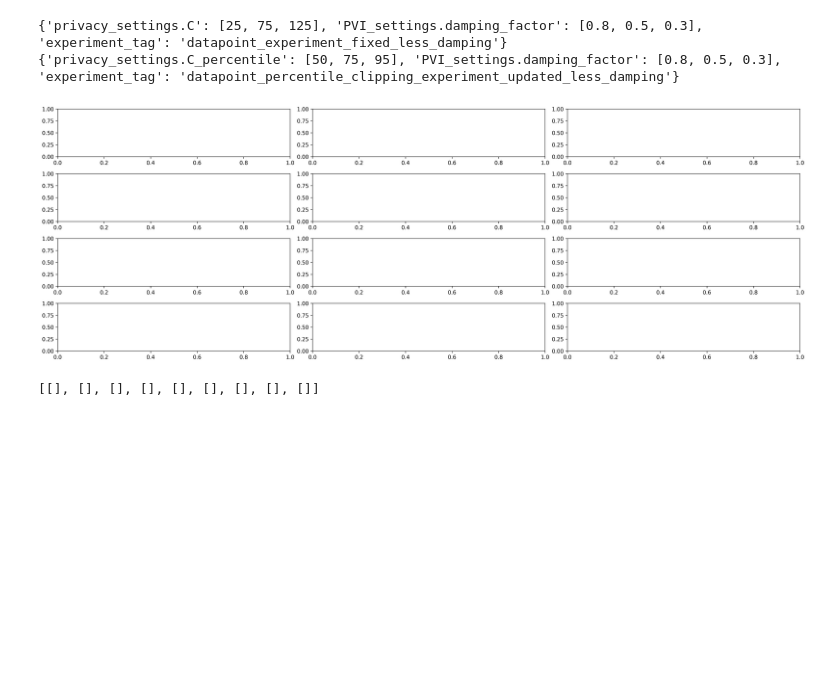
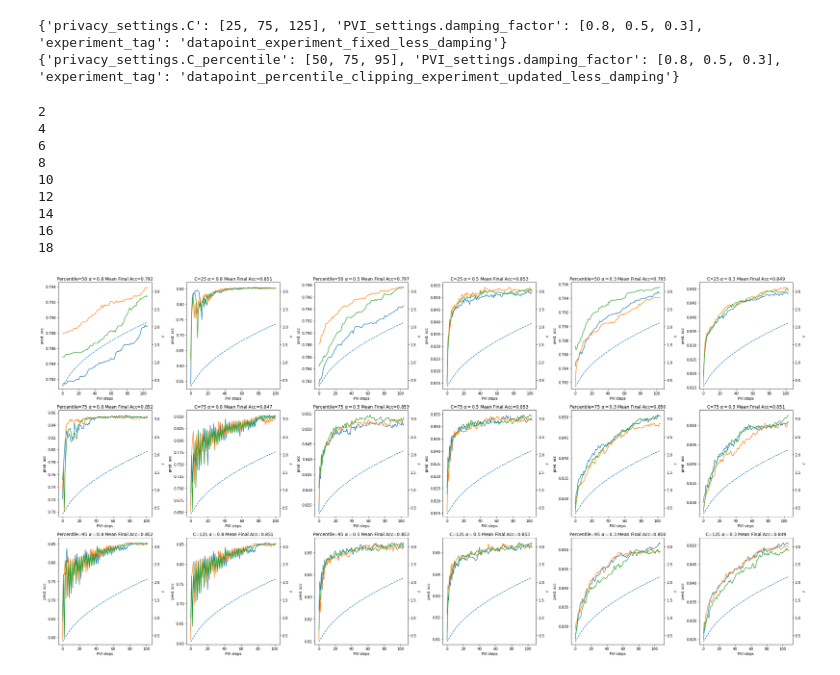
Before and after one commit to MrinankSharma/DP-PVI, a Jupyter notebook: experiments/jalko2017/notebooks/Adaptive Clipping/Preliminary Investigations.ipynb, the cells around one changed output. Drawn from its saved outputs; the diff is of its cells as text; code cells hidden in the pictures; blank space fills up the shorter version.

Commit message:
update adaptive clipping notebook

```diff
--- a/experiments/jalko2017/notebooks/Adaptive Clipping/Preliminary Investigations.ipynb
+++ b/experiments/jalko2017/notebooks/Adaptive Clipping/Preliminary Investigations.ipynb
@@ -210,9 +210,9 @@ dp_configs = [dict(item) for item in product]
 
 results_access = SacredExperimentAccess(database_name=database)
 adult_configs = dp_configs
-adult_grid_experiments = [results_access.get_experiments(name='jalko2017_datapoint_exp', complete=False, config=config, additional_filter={"status": "PROBABLY_DEAD"}) for config in adult_configs]
+adult_grid_experiments = [results_access.get_experiments(name='jalko2017_datapoint_exp', complete=False, config=config, additional_filter={"status": "RUNNING"}) for config in adult_configs]
 
-adult_grid_metrics = [results_access.get_metrics_by_exp(experiments, ["test_accuracy"]) for experiments in adult_grid_experiments]
+adult_grid_metrics = [results_access.get_metrics_by_exp(experiments, ["test_accuracy", "train_accuracy"]) for experiments in adult_grid_experiments]
 adult_eps_metrics = [results_access.get_metrics_by_exp(experiments, "epsilon", "in") for experiments in adult_grid_experiments]
 
 with open('../../experiment_configs/adaptive_clipping/percentile_updated_less_damping.yaml', 'r') as f:
@@ -242,20 +242,20 @@ dp_configs = [dict(item) for item in product]
 
 results_access = SacredExperimentAccess(database_name=database)
 adult_configs_p = dp_configs
-adult_grid_experiments_p = [results_access.get_experiments(name='jalko2017_percentile_clip_datapoint_exp', complete=False, config=config, additional_filter={"status": "COMPLETED"}) for config in adult_configs_p]
+adult_grid_experiments_p = [results_access.get_experiments(name='jalko2017_percentile_clip_datapoint_exp', complete=False, config=config, additional_filter={"status": "RUNNING"}) for config in adult_configs_p]
 
-adult_grid_metrics_p = [results_access.get_metrics_by_exp(experiments, ["test_accuracy"]) for experiments in adult_grid_experiments_p]
+adult_grid_metrics_p = [results_access.get_metrics_by_exp(experiments, ["test_accuracy", "train_accuracy"]) for experiments in adult_grid_experiments_p]
 adult_eps_metrics_p = [results_access.get_metrics_by_exp(experiments, "epsilon", "in") for experiments in adult_grid_experiments_p]
 # %% [output]
 {'privacy_settings.C': [25, 75, 125], 'PVI_settings.damping_factor': [0.8, 0.5, 0.3], 'experiment_tag': 'datapoint_experiment_fixed_less_damping'}
 {'privacy_settings.C_percentile': [50, 75, 95], 'PVI_settings.damping_factor': [0.8, 0.5, 0.3], 'experiment_tag': 'datapoint_percentile_clipping_experiment_updated_less_damping'}
 # %%
-plt.figure(figsize=(20,10))
+plt.figure(figsize=(30,15))
 C_fixed = experiment_config["privacy_settings.C"]
 C_percentile = experiment_config_p["privacy_settings.C_percentile"]
 damping_factors = experiment_config_p["PVI_settings.damping_factor"]
-rows = len(C_fixed) + len(C_percentile)
-cols= len(damping_factors)
+rows = 3
+cols = 6
 
 
 for config, experiments, metrics, eps_metrics in zip(adult_configs, adult_grid_experiments, adult_grid_metrics, adult_eps_metrics):
@@ -265,20 +265,28 @@ for config, experiments, metrics, eps_metrics in zip(adult_configs, adult_grid_e
     damping_index = damping_factors.index(damping)
 
     plot_ind = C_index + 1
-    axes = plt.subplot(rows, cols, damping_index * cols + C_index + 1)
+    axes = plt.subplot(rows, cols, C_index * cols + (2*damping_index+1) + 1)
 
     if len(metrics) == 0: continue
+
+    T_plot = 200
+    for metric in metrics:
+        sz = len(metric[0]['values'])
+        if sz < T_plot:
+            T_plot=sz
+
     values = []
     for metric in metrics:
-        values.append(metric[0]['values'])
+        values.append(np.array(metric[0]['values'][1:T_plot]))
     values = np.array(values).T
-    steps = np.atleast_2d(np.array(metrics[0][0]['steps'])).T
+#     steps = np.atleast_2d(np.array(metrics[0][0]['steps'])).T
+    steps = np.arange(T_plot-1)
 
     seed_eps_values = []
     for seed_indx, seed_eps in enumerate(eps_metrics):
         eps_values = []
         for client_eps in seed_eps:
-            eps_values.append(np.array(client_eps["values"]).flatten())
+            eps_values.append(np.array(client_eps["values"][0:T_plot-1]).flatten())
         eps_values = np.array(eps_values)
         seed_eps_values.append(np.mean(eps_values, 0))
 
@@ -304,41 +312,56 @@ for config, experiments, metrics, eps_metrics in zip(adult_configs_p, adult_grid
     damping_index = damping_factors.index(damping)
 
     plot_ind = C_index + 1
-    axes = plt.subplot(rows, cols, damping_index * cols + C_index + 1 + len(C_fixed))
+    axes = plt.subplot(rows, cols, (C_index * cols) + (2 + damping_index*2) - 1)
 
     if len(metrics) == 0: continue
+
+    T_plot = 200
+    for metric in metrics:
+        sz = len(metric[0]['values'])
+        if sz < T_plot:
+            T_plot=sz
+
     values = []
     for metric in metrics:
-        values.append(metric[0]['values'])
+        values.append(np.array(metric[0]['values'][1:T_plot]))
+
     values = np.array(values).T
-    steps = np.atleast_2d(np.array(metrics[0][0]['steps'])).T
+#     steps = np.atleast_2d(np.array(metrics[0][0]['steps'])).T
+    steps = np.arange(T_plot-1)
 
     seed_eps_values = []
     for seed_indx, seed_eps in enumerate(eps_metrics):
         eps_values = []
         for client_eps in seed_eps:
-            eps_values.append(np.array(client_eps["values"]).flatten())
+            eps_values.append(np.array(client_eps["values"][0:T_plot-1]).flatten())
         eps_values = np.array(eps_values)
         seed_eps_values.append(np.mean(eps_values, 0))
 
     final_mean_eps_values = np.mean(seed_eps_values, 0)
 
     axes2 = axes.twinx()
 
     plt.title(f"Percentile={C_p} $\\alpha={damping}$ Mean Final Acc={np.mean(values[-1]):.3f}")
 
     axes2.plot(steps, final_mean_eps_values, '--')
     axes.plot(steps, values)
     axes.set_xlabel('PVI steps')
     axes.set_ylabel('pred. acc')
     axes2.set_ylabel('$\epsilon$')
     axes2.set_ylim(0.25, 3.25)
 
 
 plt.tight_layout()
+plt.savefig('adaptive_clipping.png', bbox_inches='tight')
 # %% [output]
+2
+4
+6
+8
+10
+12
+14
+16
+18
-[figure, old version]
+[figure, new version]
-# %%
-adult_grid_experiments
-# %% [output]
-[[], [], [], [], [], [], [], [], []]
```
Also changed, not shown: parts of 2 cells of this notebook, 1 other file.
